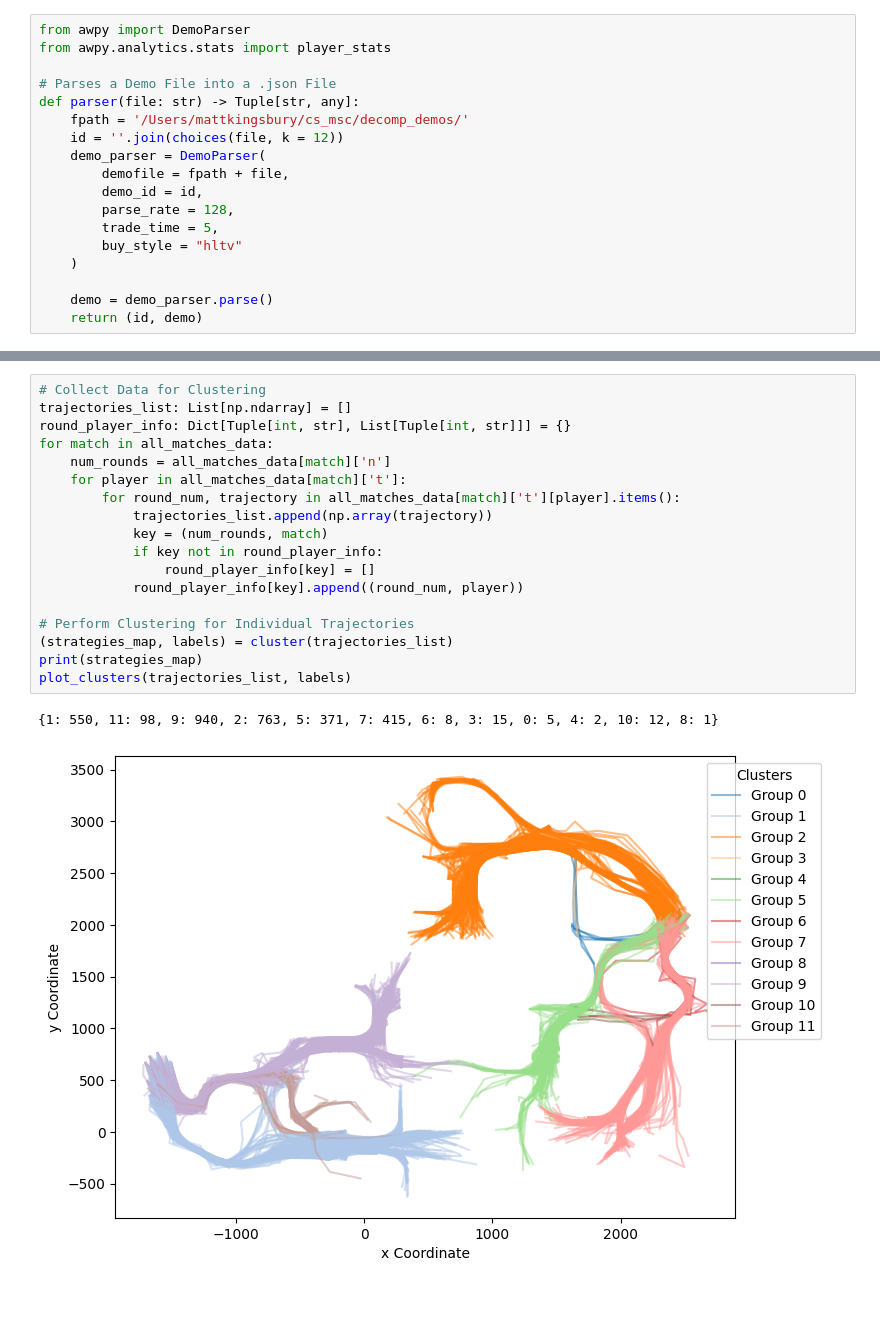
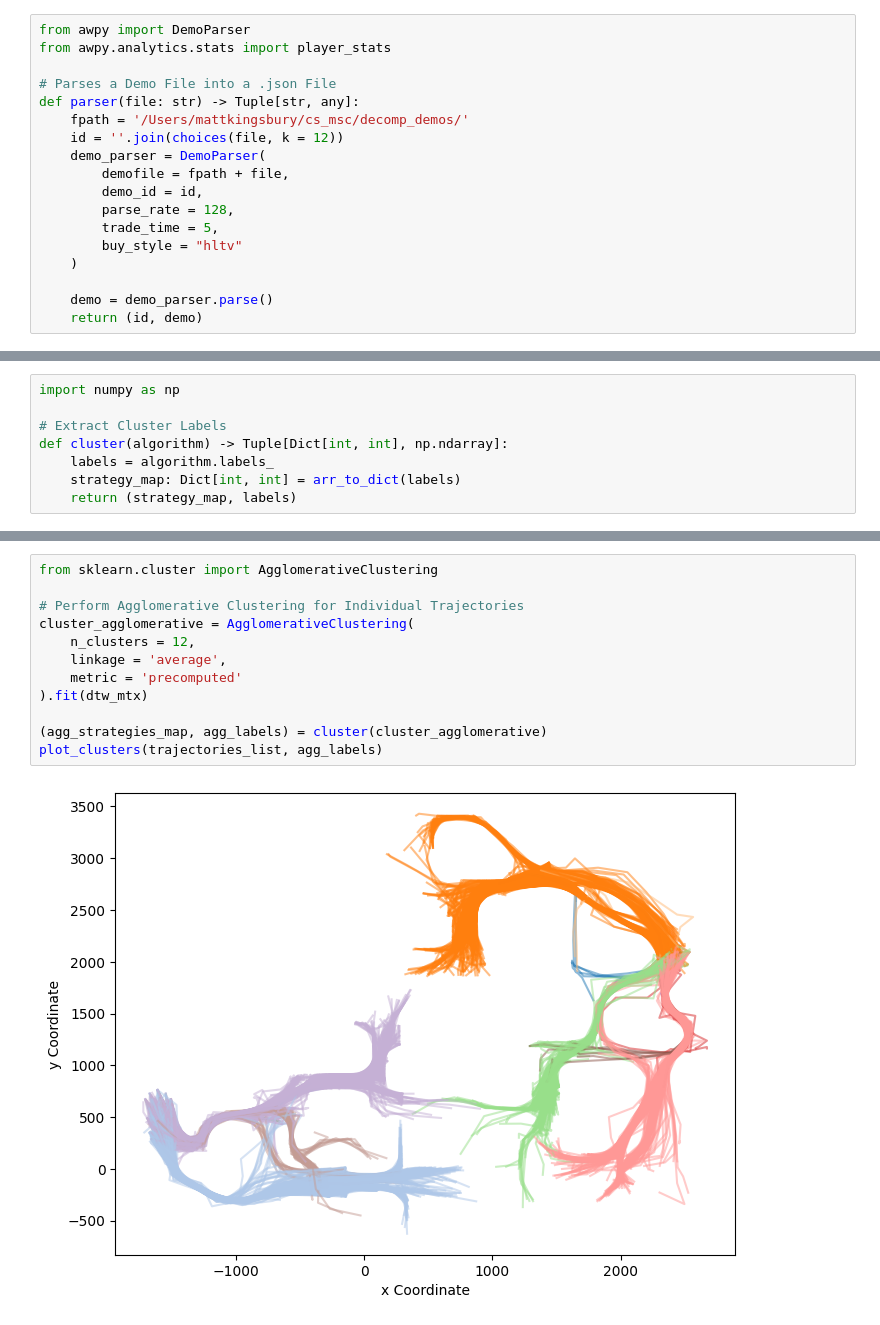
Before and after one commit to MJKingsbury/csA, a Jupyter notebook: src/main.ipynb, the cells around one changed output, grey strips where cells are left out. Cells and saved outputs as stored; diff of their text form; blank space fills up the shorter version.

Commit message:
Trajectory Analysis

```diff
--- a/src/main.ipynb
+++ b/src/main.ipynb
@@ -174,3 +174,11 @@ def get_team_stats_and_trajectories(demo_and_id: Tuple[str, any]) -> Dict[str, T
         "trajectories": trajectories,
         "rounds": num_rounds
     }
+# %%
+import numpy as np
+
+# Extract Cluster Labels
+def cluster(algorithm) -> Tuple[Dict[int, int], np.ndarray]:
+    labels = algorithm.labels_
+    strategy_map: Dict[int, int] = arr_to_dict(labels)
+    return (strategy_map, labels)
@@ -268,21 +250,14 @@ for file in demoNames:
-# %%
-# Collect Data for Clustering
-trajectories_list: List[np.ndarray] = []
-round_player_info: Dict[Tuple[int, str], List[Tuple[int, str]]] = {}
-for match in all_matches_data:
-    num_rounds = all_matches_data[match]['n']
-    for player in all_matches_data[match]['t']:
-        for round_num, trajectory in all_matches_data[match]['t'][player].items():
-            trajectories_list.append(np.array(trajectory))
-            key = (num_rounds, match)
-            if key not in round_player_info:
-                round_player_info[key] = []
-            round_player_info[key].append((round_num, player))
-
-# Perform Clustering for Individual Trajectories
-(strategies_map, labels) = cluster(trajectories_list)
-print(strategies_map)
-plot_clusters(trajectories_list, labels)
-# %% [output]
-{1: 550, 11: 98, 9: 940, 2: 763, 5: 371, 7: 415, 6: 8, 3: 15, 0: 5, 4: 2, 10: 12, 8: 1}
-[figure, removed]
+# %%
+from sklearn.cluster import AgglomerativeClustering
+
+# Perform Agglomerative Clustering for Individual Trajectories
+cluster_agglomerative = AgglomerativeClustering(
+    n_clusters = 12,
+    linkage = 'average',
+    metric = 'precomputed'
+).fit(dtw_mtx)
+
+(agg_strategies_map, agg_labels) = cluster(cluster_agglomerative)
+plot_clusters(trajectories_list, agg_labels)
+# %% [output]
+[figure, added]
```
Also changed, not shown: parts of 17 cells of this notebook, 1 other file.
